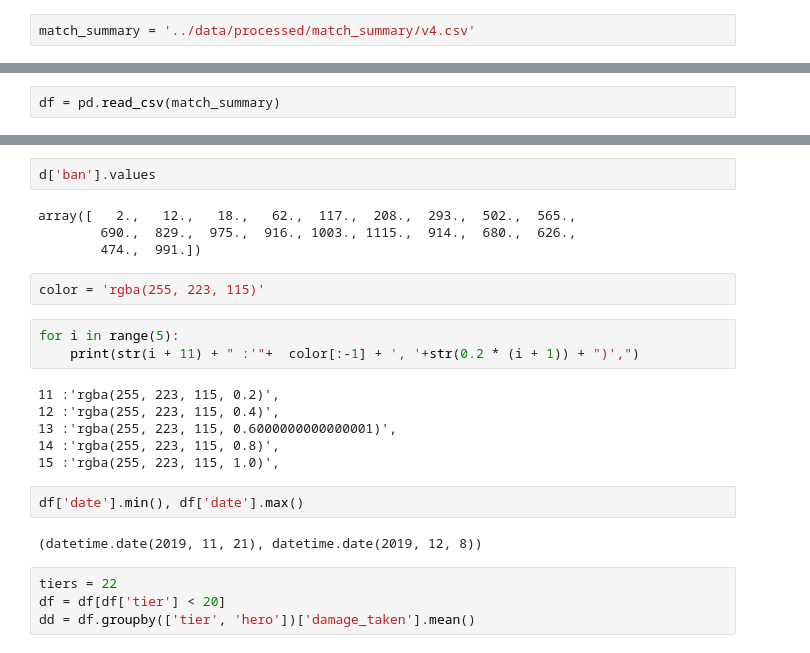
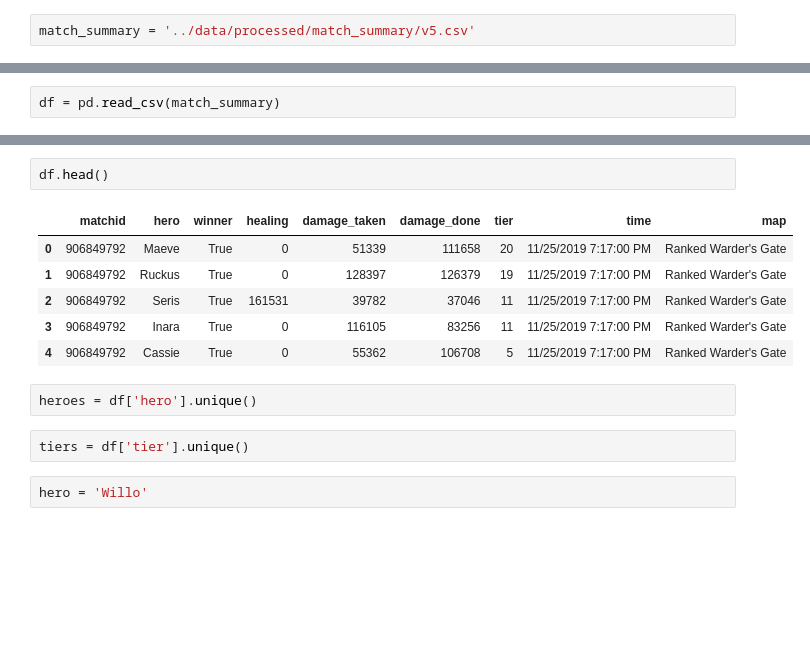
Before and after one commit to MattKovtun/PaladinsDataAnalysis, a Jupyter notebook: notebooks/Untitled2.ipynb, the cells around one changed output, grey strips where cells are left out. Saved outputs shown, nothing was run; the diff lists cells and outputs as text; blank space fills up the shorter version.

```diff
--- a/notebooks/Untitled2.ipynb
+++ b/notebooks/Untitled2.ipynb
@@ -7,5 +9,5 @@ import matplotlib.pyplot as plt
 # %%
-match_summary = '../data/processed/match_summary/v4.csv'
+match_summary = '../data/processed/match_summary/v5.csv'
 # %%
 df = pd.read_csv(match_summary)
 # %%
@@ -102,25 +102,15 @@ d = df.groupby('tier').count() / 4
-# %%
-d['ban'].values
-# %% [output]
-array([   2.,   12.,   18.,   62.,  117.,  208.,  293.,  502.,  565.,
-        690.,  829.,  975.,  916., 1003., 1115.,  914.,  680.,  626.,
-        474.,  991.])
-# %%
-color = 'rgba(255, 223, 115)'
-# %%
-for i in range(5):
-    print(str(i + 11) + " :'"+  color[:-1] + ', '+str(0.2 * (i + 1)) + ")',")
-# %% [output]
-11 :'rgba(255, 223, 115, 0.2)',
-12 :'rgba(255, 223, 115, 0.4)',
-13 :'rgba(255, 223, 115, 0.6000000000000001)',
-14 :'rgba(255, 223, 115, 0.8)',
-15 :'rgba(255, 223, 115, 1.0)',
-# %%
-df['date'].min(), df['date'].max()
-# %% [output]
-(datetime.date(2019, 11, 21), datetime.date(2019, 12, 8))
-# %%
-tiers = 22
-df = df[df['tier'] < 20]
-dd = df.groupby(['tier', 'hero'])['damage_taken'].mean()
+# %%
+df.head()
+# %% [output]
+|  | matchid | hero | winner | healing | damage_taken | damage_done | tier | time | map |
+| 0 | 906849792 | Maeve | True | 0 | 51339 | 111658 | 20 | 11/25/2019 7:17:00 PM | Ranked Warder's Gate |
+| 1 | 906849792 | Ruckus | True | 0 | 128397 | 126379 | 19 | 11/25/2019 7:17:00 PM | Ranked Warder's Gate |
+| 2 | 906849792 | Seris | True | 161531 | 39782 | 37046 | 11 | 11/25/2019 7:17:00 PM | Ranked Warder's Gate |
+| 3 | 906849792 | Inara | True | 0 | 116105 | 83256 | 11 | 11/25/2019 7:17:00 PM | Ranked Warder's Gate |
+| 4 | 906849792 | Cassie | True | 0 | 55362 | 106708 | 5 | 11/25/2019 7:17:00 PM | Ranked Warder's Gate |
+# %%
+heroes = df['hero'].unique()
+# %%
+tiers = df['tier'].unique()
+# %%
+hero = 'Willo'
```
Also changed, not shown: parts of 4 cells of this notebook, 3 other files.
